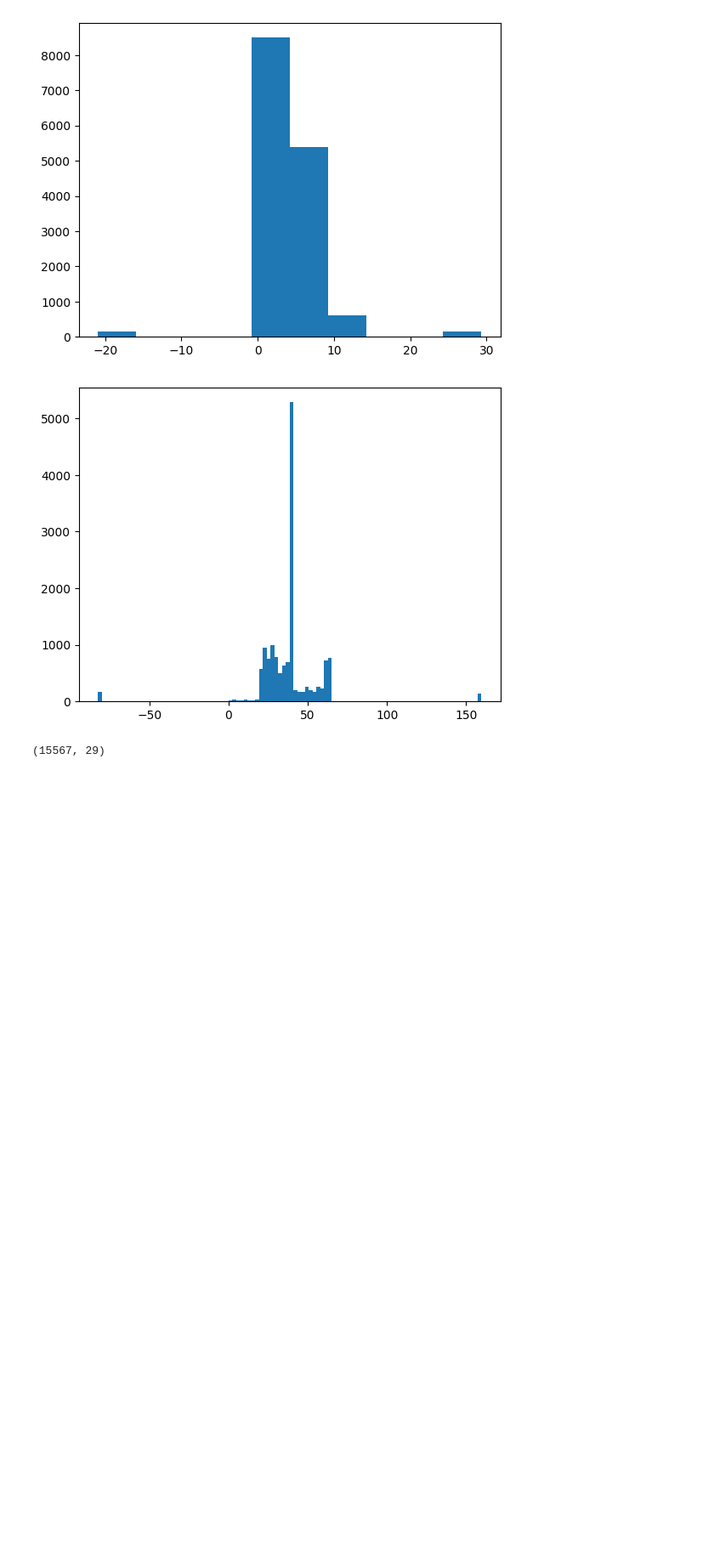
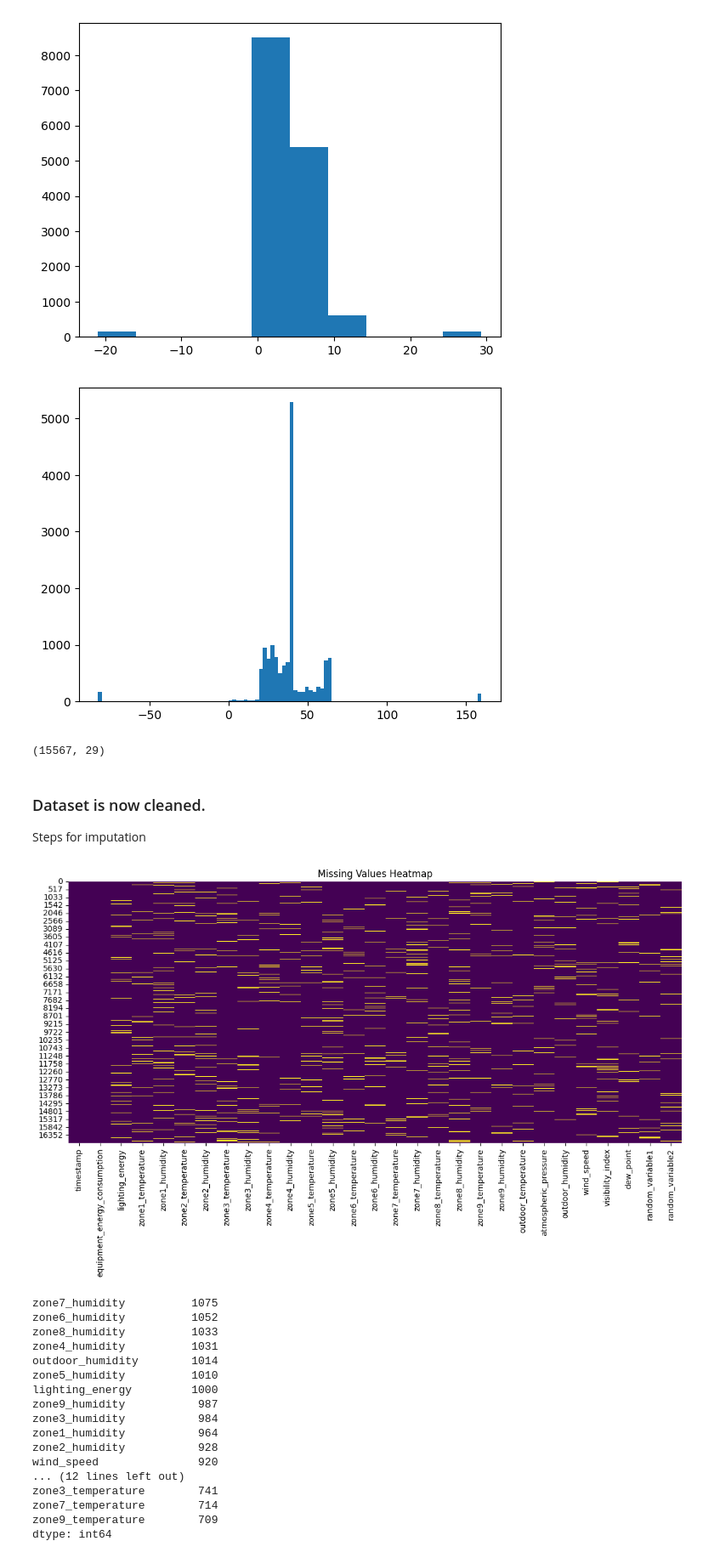
Before and after one commit to PulkitMangal09/DS-Intern-Assignment-pulkit, a Jupyter notebook: notebooks/energy_prediction_colab.ipynb, the cells around one changed output. Shown: that part at 85% size. Saved outputs shown, nothing was run; the diff lists cells and outputs as text; code cells hidden in the pictures; blank space fills up the shorter version.

Commit message:
imputations and scaling completed

```diff
--- a/notebooks/energy_prediction_colab.ipynb
+++ b/notebooks/energy_prediction_colab.ipynb
@@ -255,4 +256,40 @@ df.loc[df['visibility_index']<0, 'visibility_index'] = np.nan
 df.shape
 # %% [output]
 (15567, 29)
+# %% [markdown]
+### Dataset is now cleaned.
+
+Steps for imputation
+# %%
+import seaborn as sns
+import matplotlib.pyplot as plt
+
+# Visualize missing values
+plt.figure(figsize=(14, 6))
+sns.heatmap(df.isnull(), cbar=False, cmap='viridis')
+plt.title("Missing Values Heatmap")
+plt.show()
+
+# Count missing per column
+missing_summary = df.isnull().sum().sort_values(ascending=False)
+print(missing_summary[missing_summary > 0])
+# %% [output]
+[figure, added]
+zone7_humidity          1075
+zone6_humidity          1052
+zone8_humidity          1033
+zone4_humidity          1031
+outdoor_humidity        1014
+zone5_humidity          1010
+lighting_energy         1000
+zone9_humidity           987
+zone3_humidity           984
+zone1_humidity           964
+zone2_humidity           928
+wind_speed               920
+... (12 lines left out)
+zone3_temperature        741
+zone7_temperature        714
+zone9_temperature        709
+dtype: int64
 # %%
```
Also changed, not shown: parts of 35 cells of this notebook.
